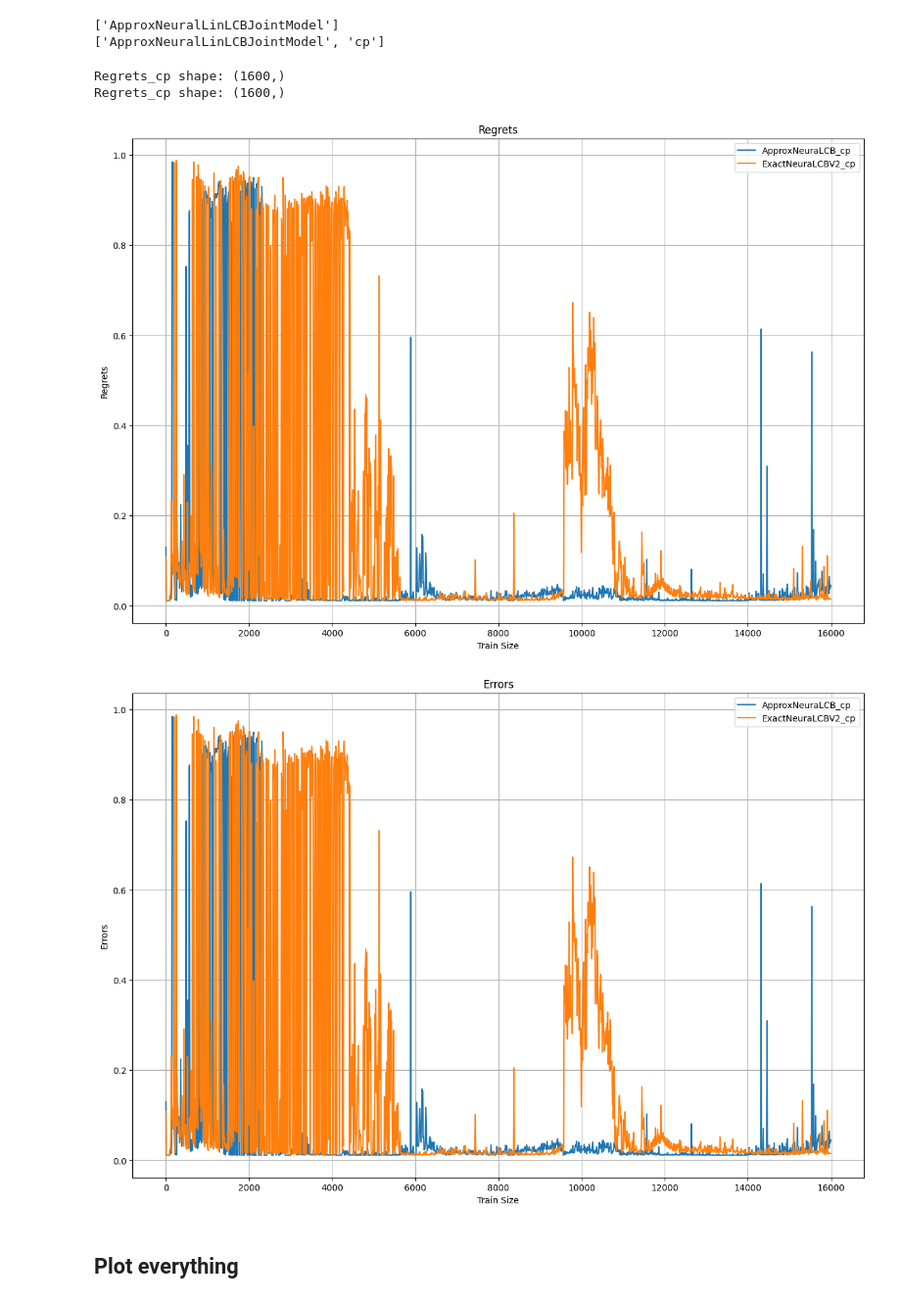
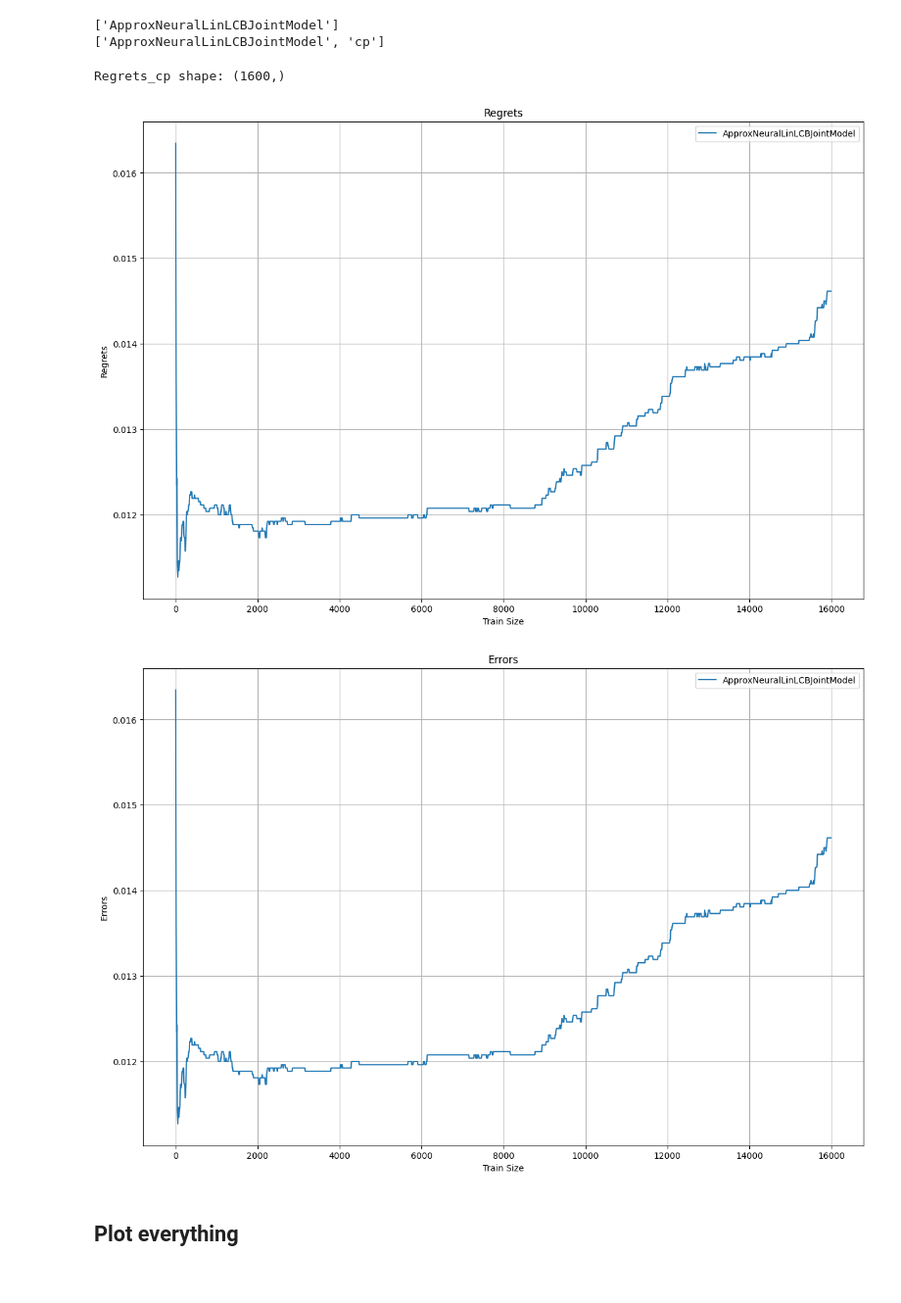
Before and after one commit to Annie983284450-1/NeuralLCB_C, a Jupyter notebook: plot_realworld.ipynb, the cells around one changed output. Shown at 98% size. Drawn from its saved outputs; the diff is of its cells as text; code cells hidden in the pictures.

```diff
--- a/plot_realworld.ipynb
+++ b/plot_realworld.ipynb
@@ -146,11 +146,12 @@ import pandas as pd
 # nocp_experts = ['NeuralGreedyV2', 'ApproxNeuralLinLCBV2', 'ApproxNeuralLinLCBJointModel','ApproxNeuraLCBV2']
 # experts = ['NeuralGreedyV2_cp', 'NeuralGreedyV2']
 experts = ['ApproxNeuraLCB_cp', 'ApproxNeuraLCBV2']
-experts = ['ApproxNeuraLCB_cp', 'ExactNeuraLCBV2_cp']
+# experts = ['ApproxNeuraLCB_cp', 'ExactNeuraLCBV2_cp']
 B= 10
 # experts = ['ApproxNeuralLinLCBV2','ApproxNeuralLinLCBV2_cp' ]
 # experts = ['ApproxNeuralLinLCBJointModel','ApproxNeuralLinLCBJointModel_cp']
-# experts = ['NeuralGreedyV2',  'ApproxNeuralLinLCBJointModel','ApproxNeuraLCBV2','ApproxNeuraLCB_cp']
+experts = ['NeuralGreedyV2',  'ApproxNeuralLinLCBJointModel','ApproxNeuraLCBV2', 'ExactNeuraLCBV2']
+experts = [  'ApproxNeuralLinLCBJointModel' ]
 width = 15
 height = 10
 num_split = 1
@@ -177,36 +178,35 @@ plt.ylabel('Regrets')
 plt.legend()
 plt.grid(True)
 plt.show()
 
 # Plot all errors in one figure
 plt.figure(figsize=(width, height))
 for algo_group in experts:
     if 'cp'in algo_group.split('_'):
         algo_prefix = f'{algo_group}-gridsearch_epochs={num_steps}_m={min(layer_sizes)}_layern={layer_n}_buffer={buffer_s}_bs={batch_size}_lr={lr}_beta={beta}_lambda={lambd}_lambda0={lambd0}_B={B}.csv'
     else:
         algo_prefix = f'{algo_group}-gridsearch_epochs={num_steps}_m={min(layer_sizes)}_layern={layer_n}_buffer={buffer_s}_bs={batch_size}_lr={lr}_beta={beta}_lambda={lambd}_lambda0={lambd0}.csv'
 
 
     sepsis_path_cp = os.path.join(res_dir, algo_prefix)
 
     data_cp = pd.read_csv(sepsis_path_cp)
     # len2plot = int(len(data_cp)/4)
     errs_cp = data_cp['act_errs'][0:len2plot]
     train_size = data_cp['train_size'][0:len2plot]
 
     plt.plot(train_size, errs_cp, label=f'{algo_group}')
 
 plt.title('Errors')
 plt.xlabel('Train Size')
 plt.ylabel('Errors')
 plt.legend()
 plt.grid(True)
 plt.show()
 # %% [output]
 Regrets_cp shape: (1600,)
-Regrets_cp shape: (1600,)
-[figure, old version]
+[figure, new version]
-[figure, old version]
+[figure, new version]
 # %%
 # def plot_realworld_experiment(name, trainconfig, beta, rbf_sigma, lr=0.001, figshow=False, legendloc=None, save=True, tick_spacing=200, test_freq=10, policy='eps-greedy'):
 #     res_dir = os.path.join('results', name)
```
Also changed, not shown: 3 other files.
